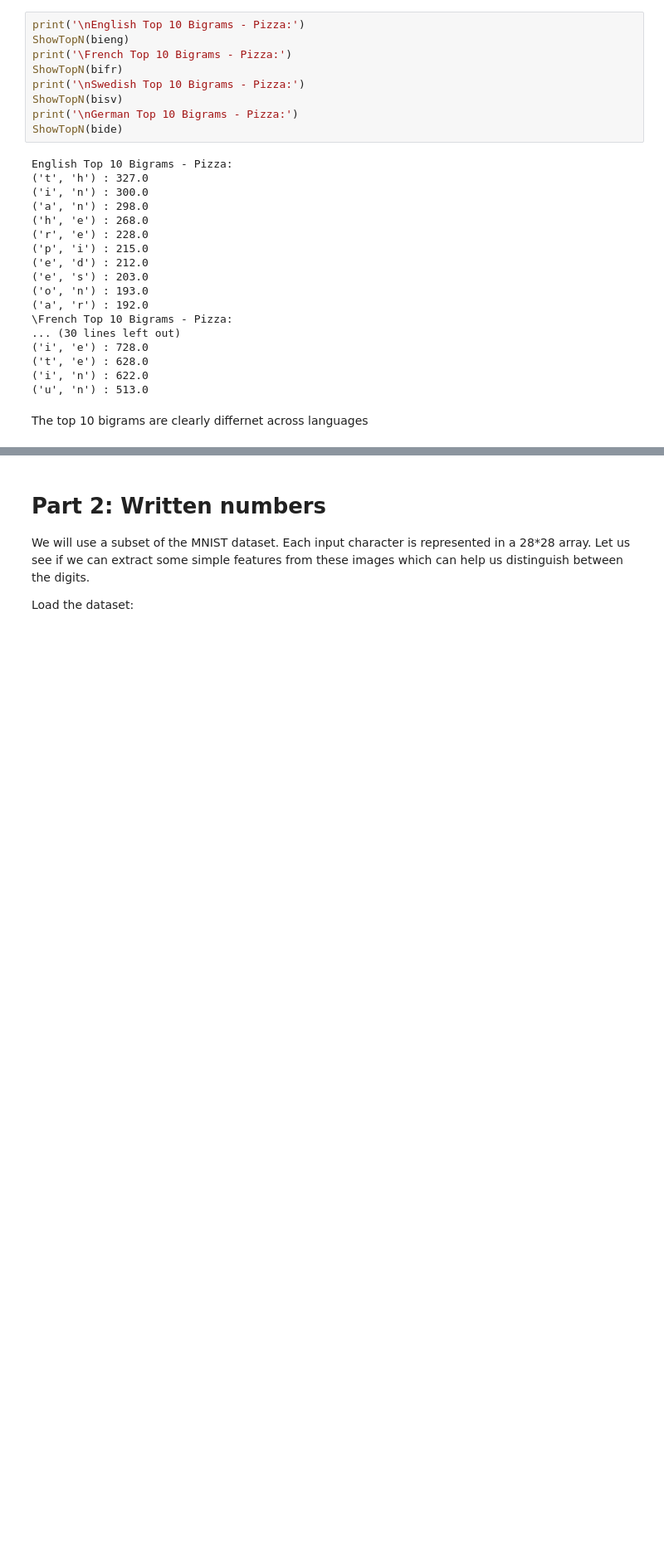
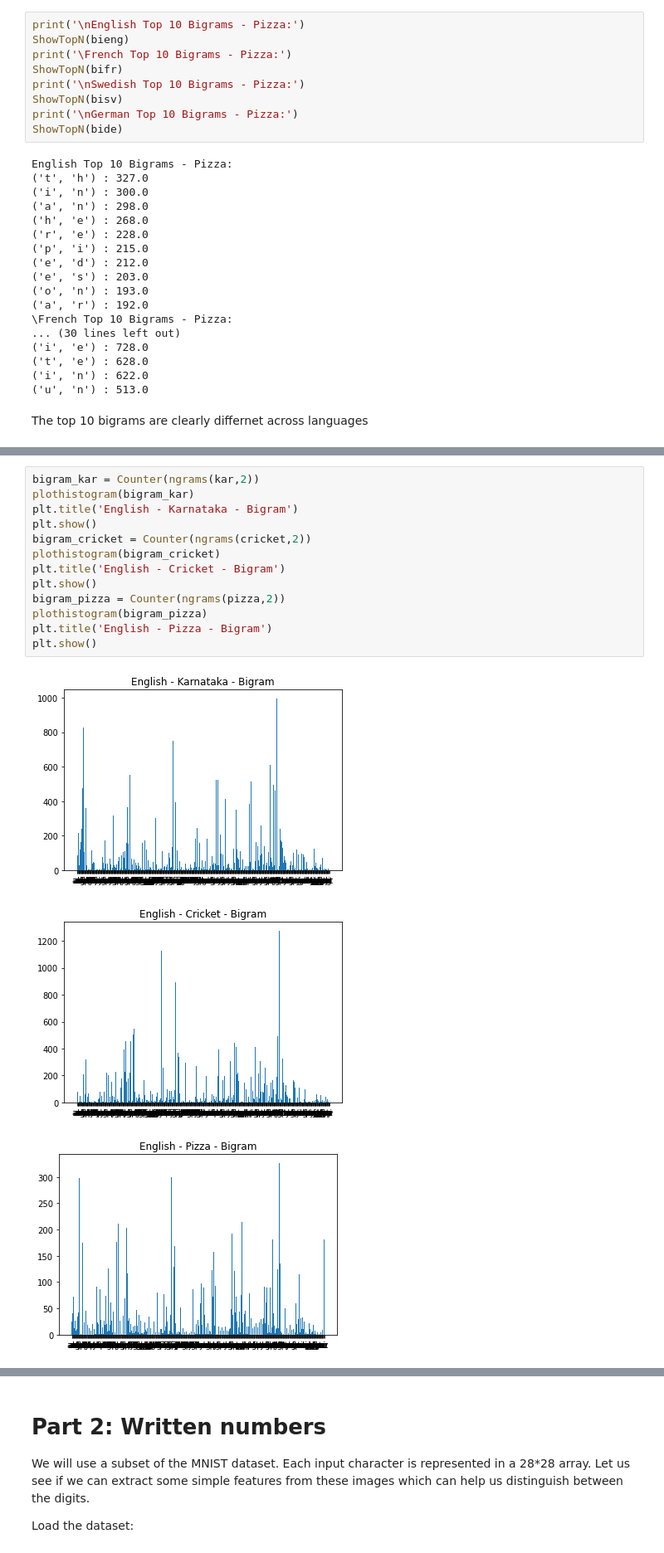
Before and after one commit to iamindhu/fmml2021, a Jupyter notebook: Lab/Lab1_Features.ipynb, the cells around one changed output, grey strips where cells are left out. Shown at 83% size. Cells and saved outputs as stored; diff of their text form; blank space fills up the shorter version.

```diff
--- a/Lab/Lab1_Features.ipynb
+++ b/Lab/Lab1_Features.ipynb
@@ -351,0 +380,17 @@ TypeError: ignored
+# %%
+bigram_kar = Counter(ngrams(kar,2))
+plothistogram(bigram_kar)
+plt.title('English - Karnataka - Bigram')
+plt.show()
+bigram_cricket = Counter(ngrams(cricket,2))
+plothistogram(bigram_cricket)
+plt.title('English - Cricket - Bigram')
+plt.show()
+bigram_pizza = Counter(ngrams(pizza,2))
+plothistogram(bigram_pizza)
+plt.title('English - Pizza - Bigram')
+plt.show()
+# %% [output]
+[figure, added]
+[figure, added]
+[figure, added]
```
Also changed, not shown: parts of 29 cells of this notebook.
